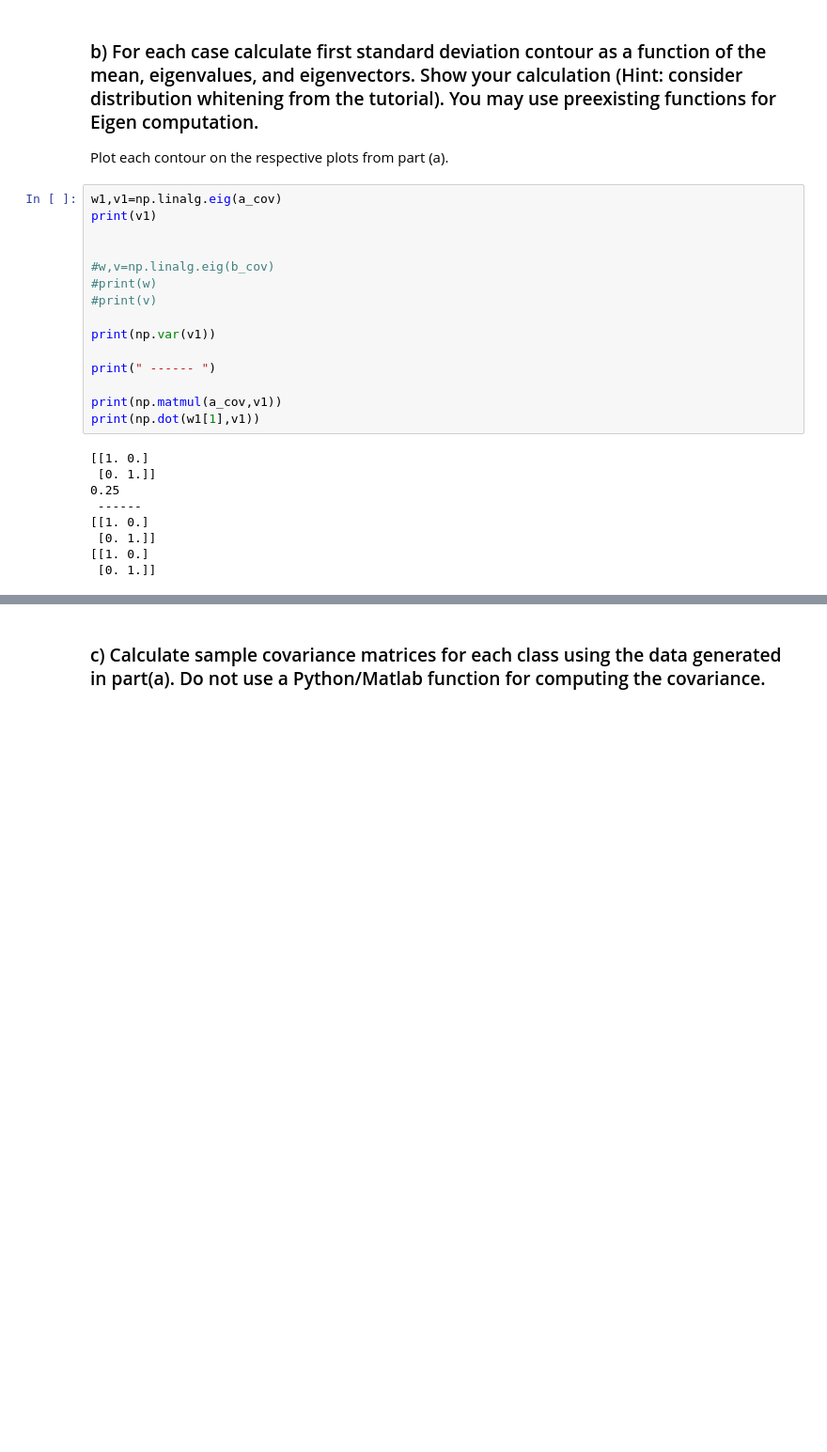
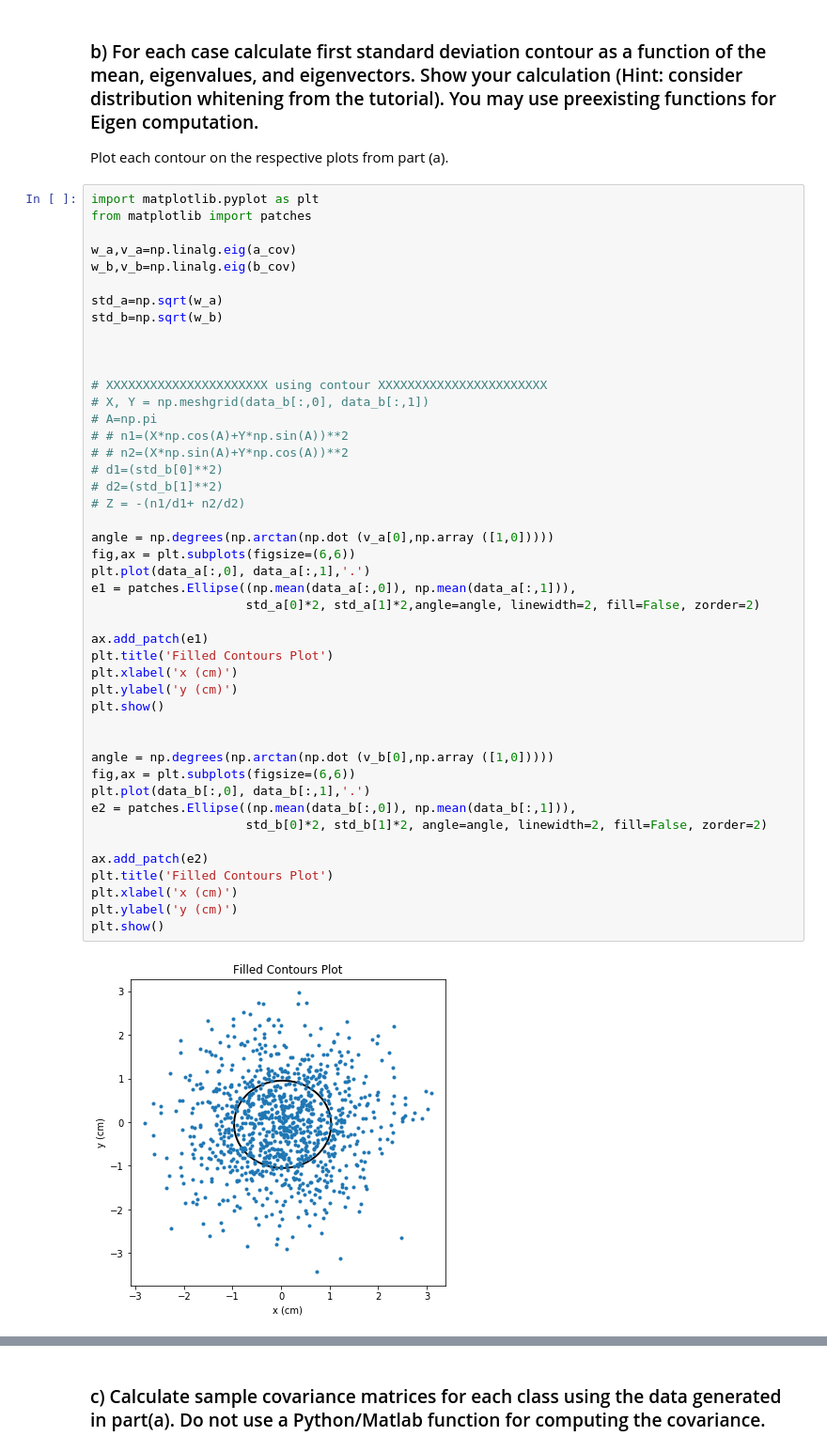
Before and after one commit to tusharchopratech/pattern_recognition_from_scratch, a Jupyter notebook: assignment1.ipynb, the cells around one changed output, grey strips where cells are left out. Shown: that part at 94% size. Drawn from its saved outputs; the diff is of its cells as text; blank space fills up the shorter version.

```diff
--- a/assignment1.ipynb
+++ b/assignment1.ipynb
@@ -25,27 +32,50 @@ plt.show()
 # %% [markdown]
 ### b) For each case calculate first standard deviation contour as a function of the mean, eigenvalues, and eigenvectors. Show your calculation (Hint: consider distribution whitening from the tutorial). You may use preexisting functions for Eigen computation.
 Plot each contour on the respective plots from part (a).
-# %%
-w1,v1=np.linalg.eig(a_cov)
-print(v1)
-
-
-#w,v=np.linalg.eig(b_cov)
-#print(w)
-#print(v)
-
-print(np.var(v1))
-
-print(" ------ ")
-
-print(np.matmul(a_cov,v1))
-print(np.dot(w1[1],v1))
-# %% [output]
-[[1. 0.]
- [0. 1.]]
-0.25
- ------
-[[1. 0.]
- [0. 1.]]
-[[1. 0.]
- [0. 1.]]
+# %%
+import matplotlib.pyplot as plt
+from matplotlib import patches
+
+w_a,v_a=np.linalg.eig(a_cov)
+w_b,v_b=np.linalg.eig(b_cov)
+
+std_a=np.sqrt(w_a)
+std_b=np.sqrt(w_b)
+
+
+
+# XXXXXXXXXXXXXXXXXXXXXX using contour XXXXXXXXXXXXXXXXXXXXXXX
+# X, Y = np.meshgrid(data_b[:,0], data_b[:,1])
+# A=np.pi
+# # n1=(X*np.cos(A)+Y*np.sin(A))**2
+# # n2=(X*np.sin(A)+Y*np.cos(A))**2
+# d1=(std_b[0]**2)
+# d2=(std_b[1]**2)
+# Z = -(n1/d1+ n2/d2)
+
+angle = np.degrees(np.arctan(np.dot (v_a[0],np.array ([1,0]))))
+fig,ax = plt.subplots(figsize=(6,6))
+plt.plot(data_a[:,0], data_a[:,1],'.')
+e1 = patches.Ellipse((np.mean(data_a[:,0]), np.mean(data_a[:,1])),
+                     std_a[0]*2, std_a[1]*2,angle=angle, linewidth=2, fill=False, zorder=2)
+
+ax.add_patch(e1)
+plt.title('Filled Contours Plot')
+plt.xlabel('x (cm)')
+plt.ylabel('y (cm)')
+plt.show()
+
+
+angle = np.degrees(np.arctan(np.dot (v_b[0],np.array ([1,0]))))
+fig,ax = plt.subplots(figsize=(6,6))
+plt.plot(data_b[:,0], data_b[:,1],'.')
+e2 = patches.Ellipse((np.mean(data_b[:,0]), np.mean(data_b[:,1])),
+                     std_b[0]*2, std_b[1]*2, angle=angle, linewidth=2, fill=False, zorder=2)
+
+ax.add_patch(e2)
+plt.title('Filled Contours Plot')
+plt.xlabel('x (cm)')
+plt.ylabel('y (cm)')
+plt.show()
+# %% [output]
+[figure, added]
```
Also changed, not shown: parts of 21 cells of this notebook, 4 other files.
